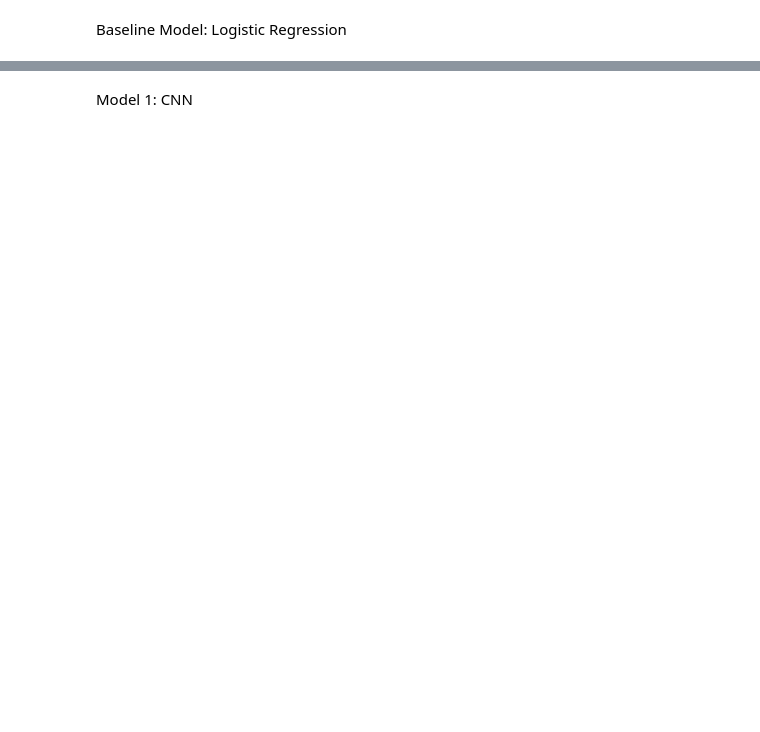
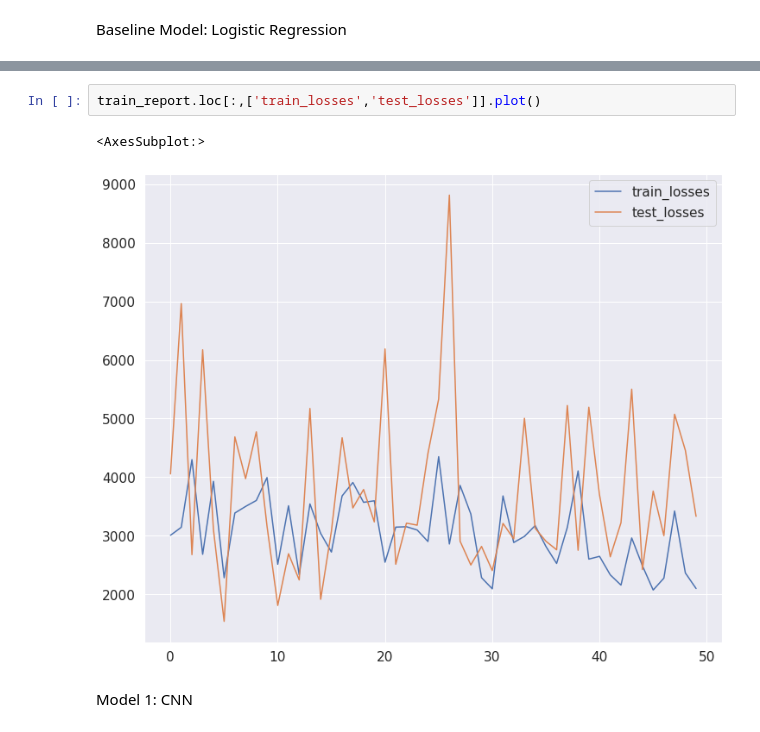
Before and after one commit to jblehr/land-cover-prediction, a Jupyter notebook: scripts/final_model_comparison.ipynb, the cells around one changed output, grey strips where cells are left out. Saved outputs shown, nothing was run; the diff lists cells and outputs as text; blank space fills up the shorter version.

```diff
--- a/scripts/final_model_comparison.ipynb
+++ b/scripts/final_model_comparison.ipynb
@@ -6,2 +93,7 @@ Baseline Model: Logistic Regression
+# %%
+train_report.loc[:,['train_losses','test_losses']].plot()
+# %% [output]
+<AxesSubplot:>
+[figure, added]
 # %% [markdown]
 Model 1: CNN
```
Also changed, not shown: parts of 12 cells of this notebook, 2 other files.
